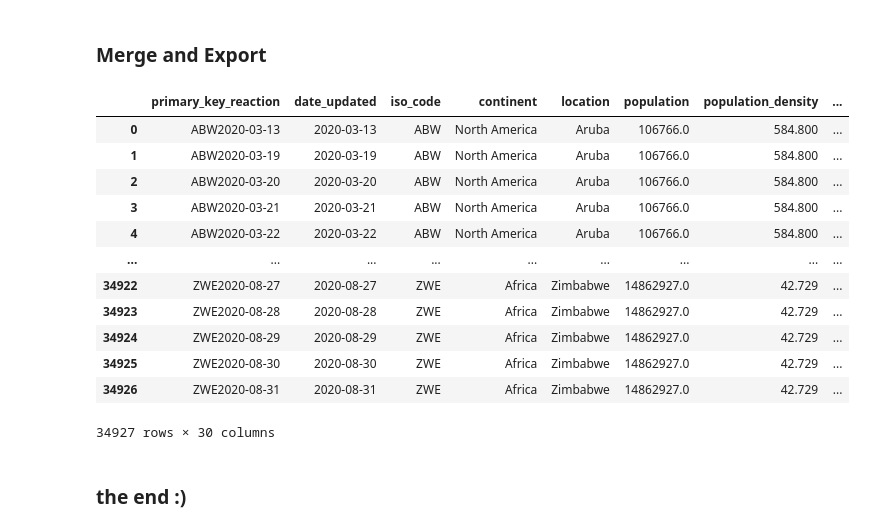
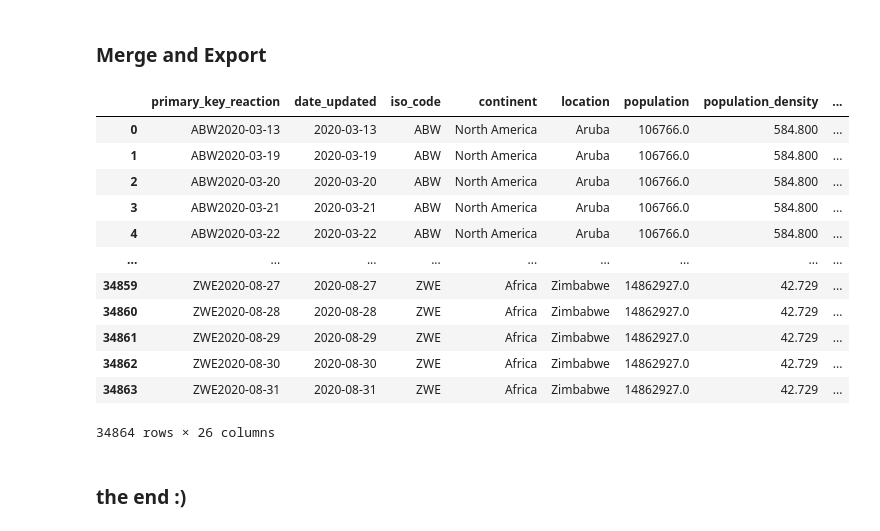
Before and after one commit to pmmfs/capstone-project, a Jupyter notebook: regulation/Analysis/FINAL_government_regulation_impact_cleaning.ipynb, the cells around one changed output. Drawn from its saved outputs; the diff is of its cells as text; code cells hidden in the pictures.

Commit message:
updated cleaning - removed stringency % change, included in analysis

```diff
--- a/regulation/Analysis/FINAL_government_regulation_impact_cleaning.ipynb
+++ b/regulation/Analysis/FINAL_government_regulation_impact_cleaning.ipynb
@@ -304,19 +305,7 @@ See the caveats in the documentation: https://pandas.pydata.org/pandas-docs/stab
 | 58803 | Zimbabwe | ZWE | 2020-08-31 | 80.56 | 88.1 | ... |
 43676 rows × 8 columns
 # %%
-# Create new column - percentage change for stringency index + primary_key
-government_regulation_CLEAN["%_change_stringency"] = government_regulation_CLEAN["StringencyIndex_updated"].pct_change()*100
-government_regulation_CLEAN['%_change_stringency'].fillna(0, inplace=True)
-
-government_regulation_CLEAN["%_change_GovernmentResponse"] = government_regulation_CLEAN["GovernmentResponseIndex_updated"].pct_change()*100
-government_regulation_CLEAN['%_change_GovernmentResponse'].fillna(0, inplace=True)
-
-government_regulation_CLEAN["%_change_ContainmentHealth"] = government_regulation_CLEAN["ContainmentHealthIndex_updated"].pct_change()*100
-government_regulation_CLEAN['%_change_ContainmentHealth'].fillna(0, inplace=True)
-
-government_regulation_CLEAN["%_change_EconomicSupport"] = government_regulation_CLEAN["EconomicSupportIndex_updated"].pct_change()*100
-government_regulation_CLEAN['%_change_EconomicSupport'].fillna(0, inplace=True)
-
+# Create new column primary_key
 government_regulation_CLEAN["primary_key_response"] = government_regulation_CLEAN["CountryCode"] + government_regulation_CLEAN["Date_updated"].astype(str)
 
 government_regulation_CLEAN = government_regulation_CLEAN[['primary_key_response',
@@ -324,14 +313,10 @@ government_regulation_CLEAN = government_regulation_CLEAN[['primary_key_response
                                                           'CountryName',
                                                           'CountryCode',
                                                           'StringencyIndex_updated',
-                                                          '%_change_stringency',
                                                           'StringencyLegacyIndex_updated',
                                                           'GovernmentResponseIndex_updated',
-                                                          '%_change_GovernmentResponse',
                                                           'ContainmentHealthIndex_updated',
-                                                          '%_change_ContainmentHealth',
-                                                          'EconomicSupportIndex_updated',
-                                                          '%_change_EconomicSupport'
+                                                          'EconomicSupportIndex_updated'
                                                          ]]
 
 # Replace inf with 0
@@ -428,0 +431,3 @@ dtype: object
+# %%
+# Remove Dec 31, 2019 dates - not applicable within analysis of 2020 data
+covid_stats_df.drop(covid_stats_df[covid_stats_df['date_updated'] == "2019-12-31"].index, inplace = True)
@@ -694,23 +716,23 @@ covid_stats_CLEAN.tail()
 ### Merge and Export
 # %%
 # Merge both DataFrames, drop redundant columns
-merged_covid_df = pd.merge(covid_stats_CLEAN,government_regulation_CLEAN, how="left", left_on=['date_updated','location'], right_on=['Date_updated','CountryName'])
+merged_covid_df = pd.merge(covid_stats_CLEAN,government_regulation_CLEAN, how="inner", left_on=['primary_key_reaction'], right_on=['primary_key_response'])
 merged_covid_df.drop(['Date_updated','CountryName','CountryCode'],axis=1,inplace=True)
 merged_covid_df
 # %% [output]
 |  | primary_key_reaction | date_updated | iso_code | continent | location | population | population_density | ... |
 | 0 | ABW2020-03-13 | 2020-03-13 | ABW | North America | Aruba | 106766.0 | 584.800 | ... |
 | 1 | ABW2020-03-19 | 2020-03-19 | ABW | North America | Aruba | 106766.0 | 584.800 | ... |
 | 2 | ABW2020-03-20 | 2020-03-20 | ABW | North America | Aruba | 106766.0 | 584.800 | ... |
 | 3 | ABW2020-03-21 | 2020-03-21 | ABW | North America | Aruba | 106766.0 | 584.800 | ... |
 | 4 | ABW2020-03-22 | 2020-03-22 | ABW | North America | Aruba | 106766.0 | 584.800 | ... |
 | ... | ... | ... | ... | ... | ... | ... | ... | ... |
-| 34922 | ZWE2020-08-27 | 2020-08-27 | ZWE | Africa | Zimbabwe | 14862927.0 | 42.729 | ... |
-| 34923 | ZWE2020-08-28 | 2020-08-28 | ZWE | Africa | Zimbabwe | 14862927.0 | 42.729 | ... |
-| 34924 | ZWE2020-08-29 | 2020-08-29 | ZWE | Africa | Zimbabwe | 14862927.0 | 42.729 | ... |
-| 34925 | ZWE2020-08-30 | 2020-08-30 | ZWE | Africa | Zimbabwe | 14862927.0 | 42.729 | ... |
-| 34926 | ZWE2020-08-31 | 2020-08-31 | ZWE | Africa | Zimbabwe | 14862927.0 | 42.729 | ... |
+| 34859 | ZWE2020-08-27 | 2020-08-27 | ZWE | Africa | Zimbabwe | 14862927.0 | 42.729 | ... |
+| 34860 | ZWE2020-08-28 | 2020-08-28 | ZWE | Africa | Zimbabwe | 14862927.0 | 42.729 | ... |
+| 34861 | ZWE2020-08-29 | 2020-08-29 | ZWE | Africa | Zimbabwe | 14862927.0 | 42.729 | ... |
+| 34862 | ZWE2020-08-30 | 2020-08-30 | ZWE | Africa | Zimbabwe | 14862927.0 | 42.729 | ... |
+| 34863 | ZWE2020-08-31 | 2020-08-31 | ZWE | Africa | Zimbabwe | 14862927.0 | 42.729 | ... |
-34927 rows × 30 columns
+34864 rows × 26 columns
 # %%
 # Export all three DataFrames to .csv
 merged_covid_df.to_csv('../Resources/merged_covid_FINAL.csv', index=False)
```
Also changed, not shown: parts of 11 cells of this notebook, 4 other files.
